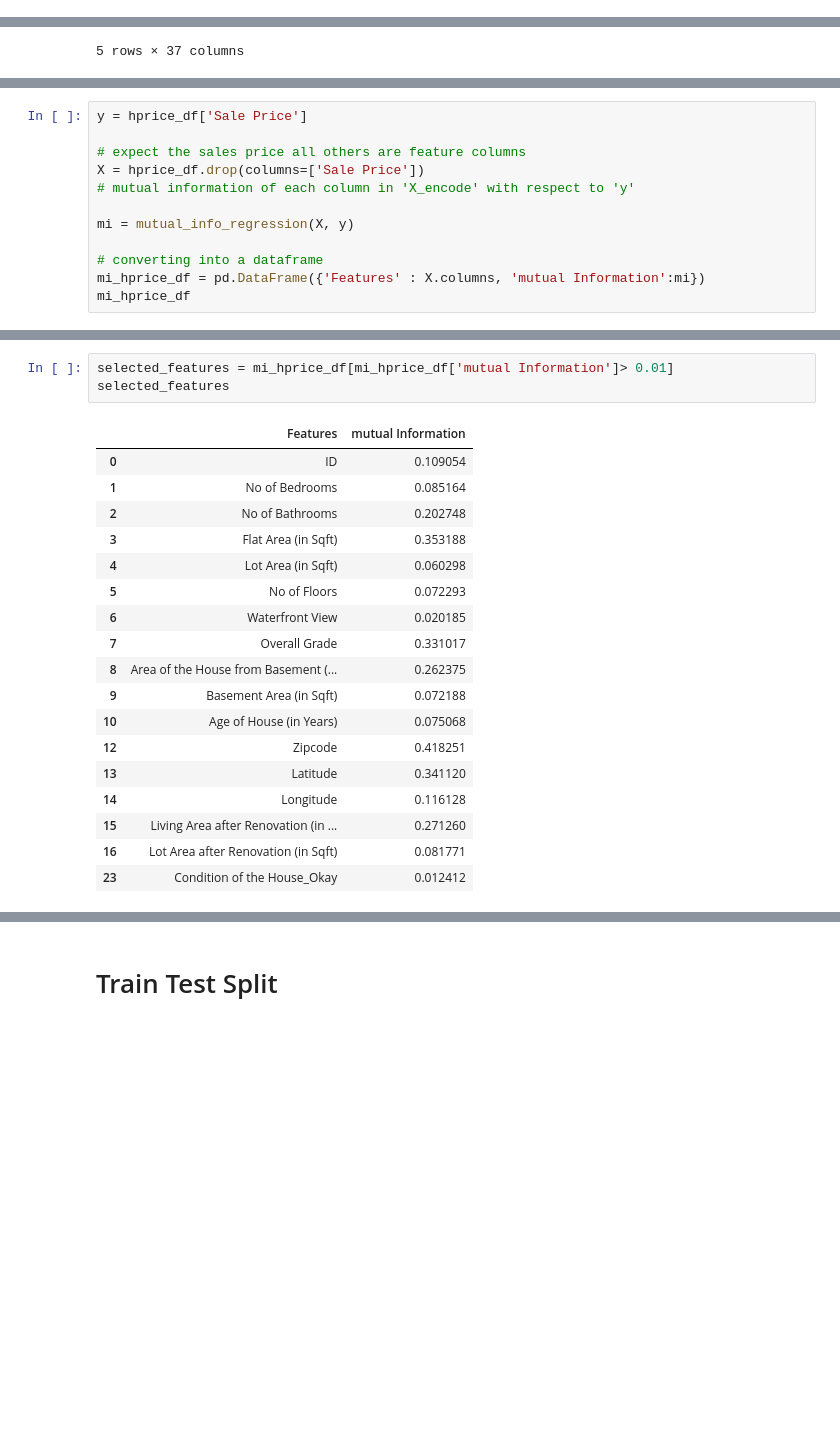
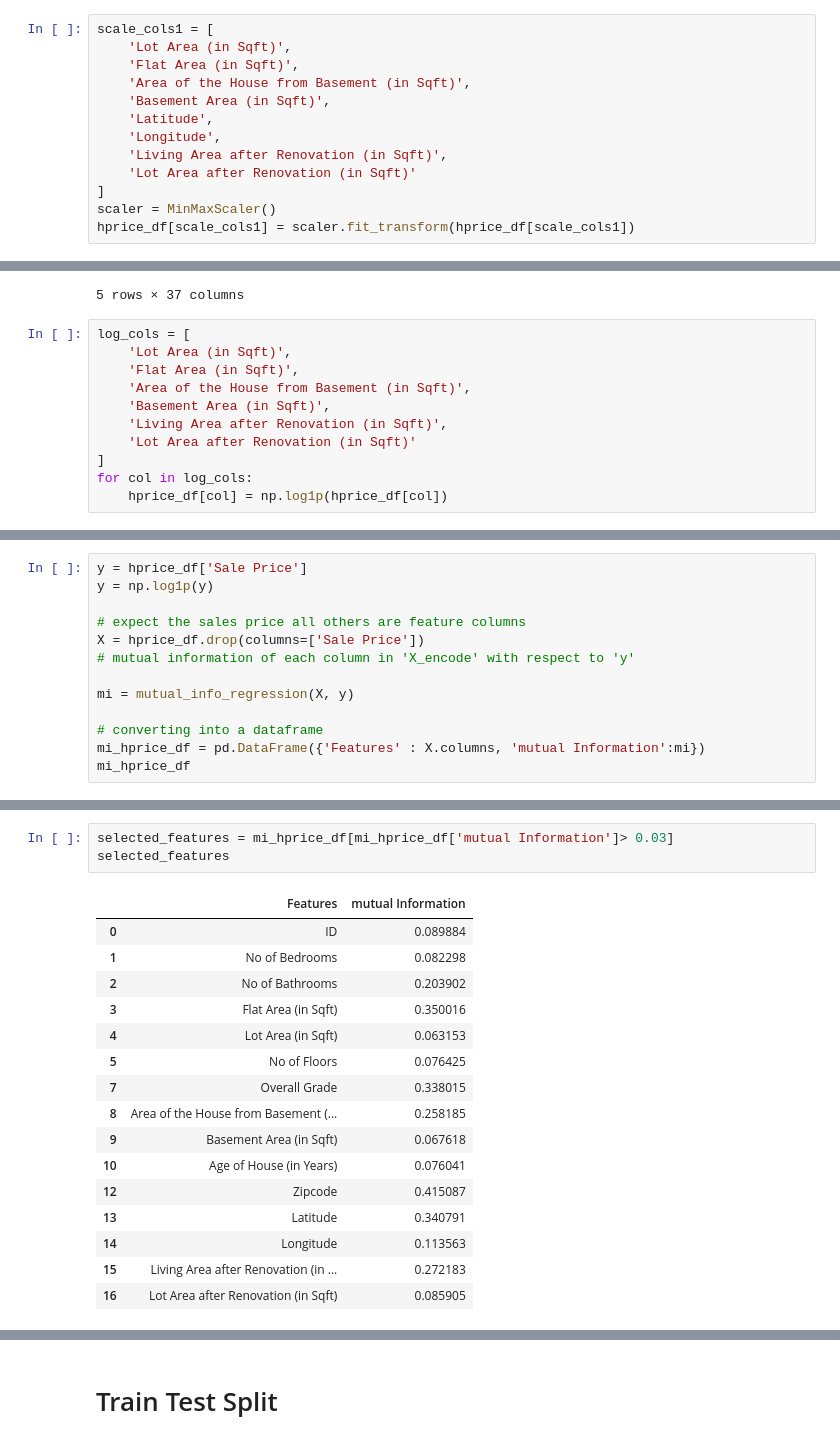
Before and after one commit to ananthakrishnanm010/Case_Study_on_Preprocessing, a Jupyter notebook: Case_Study_on_Preprocessing.ipynb, the cells around one changed output, grey strips where cells are left out. Saved outputs shown, nothing was run; the diff lists cells and outputs as text; blank space fills up the shorter version.

```diff
--- a/Case_Study_on_Preprocessing.ipynb
+++ b/Case_Study_on_Preprocessing.ipynb
@@ -375,6 +391,19 @@ hprice_df.head()
 | 3 | 2487200875 | 604000.0 | 4 | 3.00 | 0.126038 | 0.002714 | ... |
 | 4 | 1954400510 | 510000.0 | 3 | 2.00 | 0.104906 | 0.004579 | ... |
 5 rows × 22 columns
+# %%
+scale_cols1 = [
+    'Lot Area (in Sqft)',
+    'Flat Area (in Sqft)',
+    'Area of the House from Basement (in Sqft)',
+    'Basement Area (in Sqft)',
+    'Latitude',
+    'Longitude',
+    'Living Area after Renovation (in Sqft)',
+    'Lot Area after Renovation (in Sqft)'
+]
+scaler = MinMaxScaler()
+hprice_df[scale_cols1] = scaler.fit_transform(hprice_df[scale_cols1])
 # %%
 ohe_obj = OneHotEncoder(sparse_output=False)
 ohe_cols = ['Condition of the House','month']
@@ -394,4 +423,15 @@ hprice_df.head()
 | 3 | 2487200875 | 604000.0 | 4 | 3.00 | 0.126038 | 0.002714 | ... |
 | 4 | 1954400510 | 510000.0 | 3 | 2.00 | 0.104906 | 0.004579 | ... |
 5 rows × 37 columns
+# %%
+log_cols = [
+    'Lot Area (in Sqft)',
+    'Flat Area (in Sqft)',
+    'Area of the House from Basement (in Sqft)',
+    'Basement Area (in Sqft)',
+    'Living Area after Renovation (in Sqft)',
+    'Lot Area after Renovation (in Sqft)'
+]
+for col in log_cols:
+    hprice_df[col] = np.log1p(hprice_df[col])
 # %% [markdown]
@@ -399,5 +461,6 @@ hprice_df.head()
 # %%
 y = hprice_df['Sale Price']
+y = np.log1p(y)
 
 # expect the sales price all others are feature columns
 X = hprice_df.drop(columns=['Sale Price'])
@@ -428,26 +491,24 @@ mi_hprice_df
 | 35 | month_September | 0.000000 |
 # %%
-selected_features = mi_hprice_df[mi_hprice_df['mutual Information']> 0.01]
+selected_features = mi_hprice_df[mi_hprice_df['mutual Information']> 0.03]
 selected_features
 # %% [output]
 |  | Features | mutual Information |
-| 0 | ID | 0.109054 |
-| 1 | No of Bedrooms | 0.085164 |
-| 2 | No of Bathrooms | 0.202748 |
-| 3 | Flat Area (in Sqft) | 0.353188 |
-| 4 | Lot Area (in Sqft) | 0.060298 |
-| 5 | No of Floors | 0.072293 |
-| 6 | Waterfront View | 0.020185 |
-| 7 | Overall Grade | 0.331017 |
-| 8 | Area of the House from Basement (... | 0.262375 |
-| 9 | Basement Area (in Sqft) | 0.072188 |
-| 10 | Age of House (in Years) | 0.075068 |
-| 12 | Zipcode | 0.418251 |
-| 13 | Latitude | 0.341120 |
-| 14 | Longitude | 0.116128 |
-| 15 | Living Area after Renovation (in ... | 0.271260 |
-| 16 | Lot Area after Renovation (in Sqft) | 0.081771 |
-| 23 | Condition of the House_Okay | 0.012412 |
+| 0 | ID | 0.089884 |
+| 1 | No of Bedrooms | 0.082298 |
+| 2 | No of Bathrooms | 0.203902 |
+| 3 | Flat Area (in Sqft) | 0.350016 |
+| 4 | Lot Area (in Sqft) | 0.063153 |
+| 5 | No of Floors | 0.076425 |
+| 7 | Overall Grade | 0.338015 |
+| 8 | Area of the House from Basement (... | 0.258185 |
+| 9 | Basement Area (in Sqft) | 0.067618 |
+| 10 | Age of House (in Years) | 0.076041 |
+| 12 | Zipcode | 0.415087 |
+| 13 | Latitude | 0.340791 |
+| 14 | Longitude | 0.113563 |
+| 15 | Living Area after Renovation (in ... | 0.272183 |
+| 16 | Lot Area after Renovation (in Sqft) | 0.085905 |
 # %%
 hprice_df = hprice_df[selected_features['Features'].tolist()]
 hprice_df.head()
```
Also changed, not shown: parts of 49 cells of this notebook.
